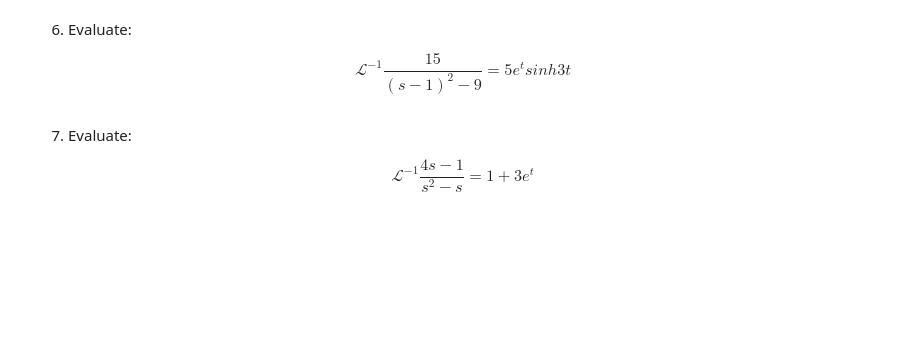
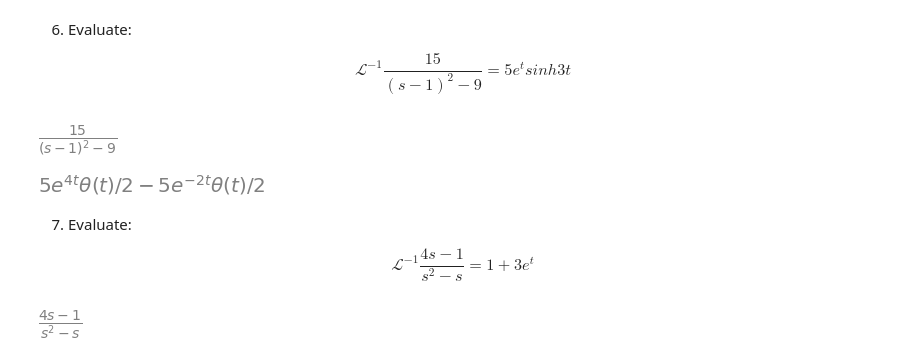
Before and after one commit to Gardner-College/control-systems, a Jupyter notebook: inverse_laplace/rpacla/002_Inverse_Laplace_Transform.ipynb, the cells around one changed output. Cells and saved outputs as stored; diff of their text form; code cells hidden in the pictures; blank space fills up the shorter version.

```diff
--- a/inverse_laplace/rpacla/002_Inverse_Laplace_Transform.ipynb
+++ b/inverse_laplace/rpacla/002_Inverse_Laplace_Transform.ipynb
@@ -178,20 +182,26 @@ f5
 $$ \mathcal{L}^{-1}\frac{15}{(s-1)^2-9} = 5e^{t}sinh3t $$
 # %%
 # Define the frequency domain function:
-f6 = 15 / ((s - 1)**2 - 9)
-f6
+f6s = 15/((s-1)**2-9)
+f6s
+# %% [output]
+[figure, added]
 # %%
 # Compute the Inverse Laplace Transform:
 f6 = inverse_laplace_transform(f6s, s, t)
 f6
+# %% [output]
+[figure, added]
 # %% [markdown]
 7. Evaluate:
 
 $$ \mathcal{L}^{-1}\frac{4s-1}{s^2-s}= 1 + 3e^t $$
 # %%
 # Define the frequency domain function:
-f7= (4*s - 1) / (s**2 - s)
-f7
+f7s = (4*s - 1)/(s**2 - s)
+f7s
+# %% [output]
+[figure, added]
 # %%
 # Compute the Inverse Laplace Transform:
 f7 = inverse_laplace_transform(f7s, s, t)
```
Also changed, not shown: parts of 7 cells of this notebook.
